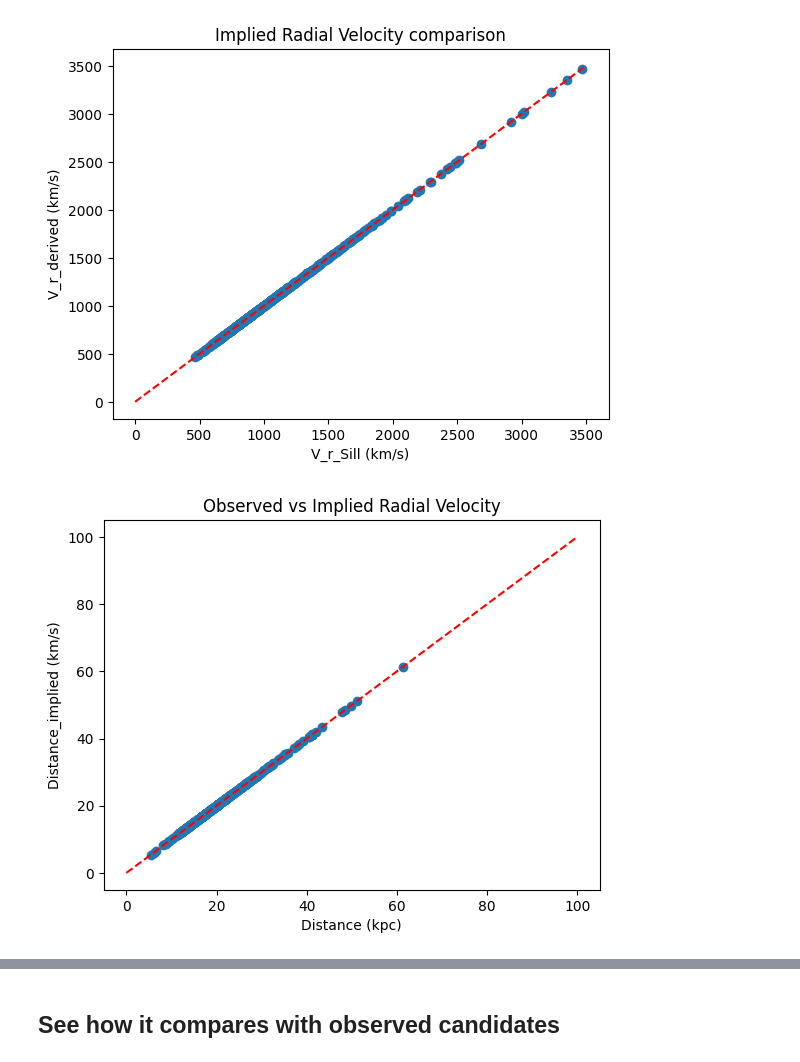
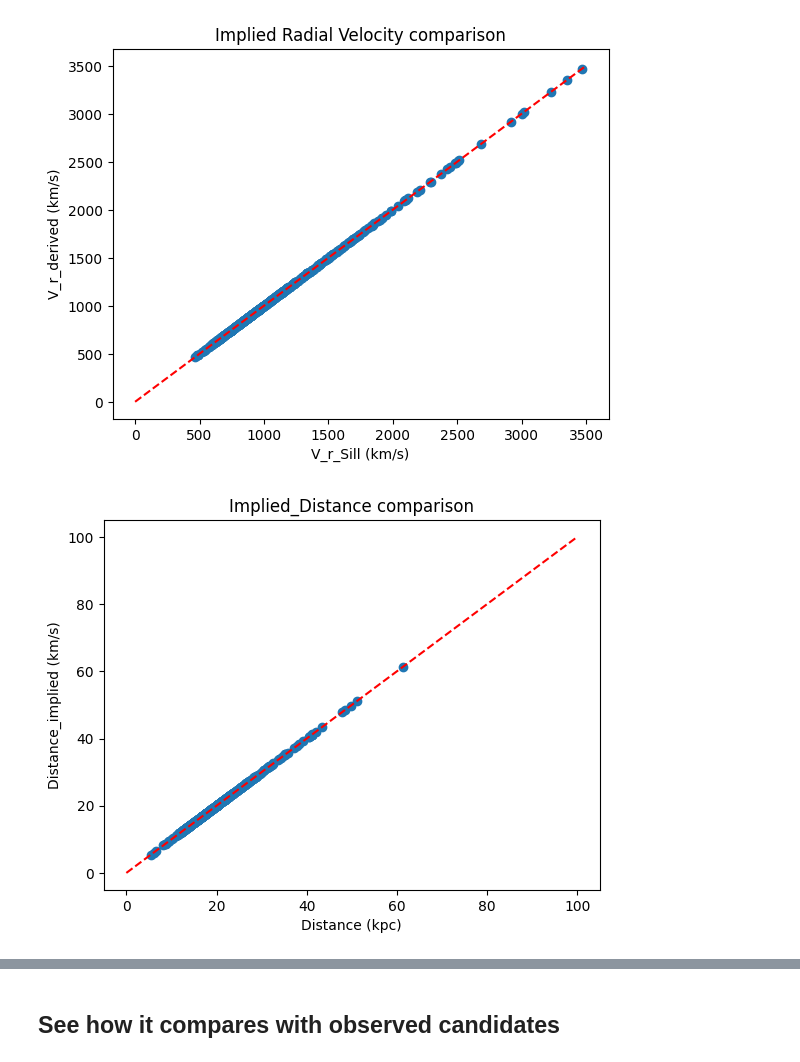
Before and after one commit to fawkez/HVS_1, a Jupyter notebook: Notebooks/implied_observables.ipynb, the cells around one changed output, grey strips where cells are left out. Cells and saved outputs as stored; diff of their text form; code cells hidden in the pictures.

```diff
--- a/Notebooks/implied_observables.ipynb
+++ b/Notebooks/implied_observables.ipynb
@@ -496,11 +495,11 @@ plt.show()
 # %%
 # Observed vs Implied distance
 plt.scatter(gaia_results['D'], 1/plx_mas)
 plt.xlabel('Distance (kpc)')
 plt.ylabel('Distance_implied (km/s)')
 x = np.linspace(0, 100, 100)
 plt.plot(x,x, 'r--')
-plt.title('Observed vs Implied Radial Velocity')
+plt.title('Implied_Distance comparison')
 plt.show()
 # %% [output]
-[figure, old version]
+[figure, new version]
```
Also changed, not shown: parts of 7 cells of this notebook, 3 other files.
